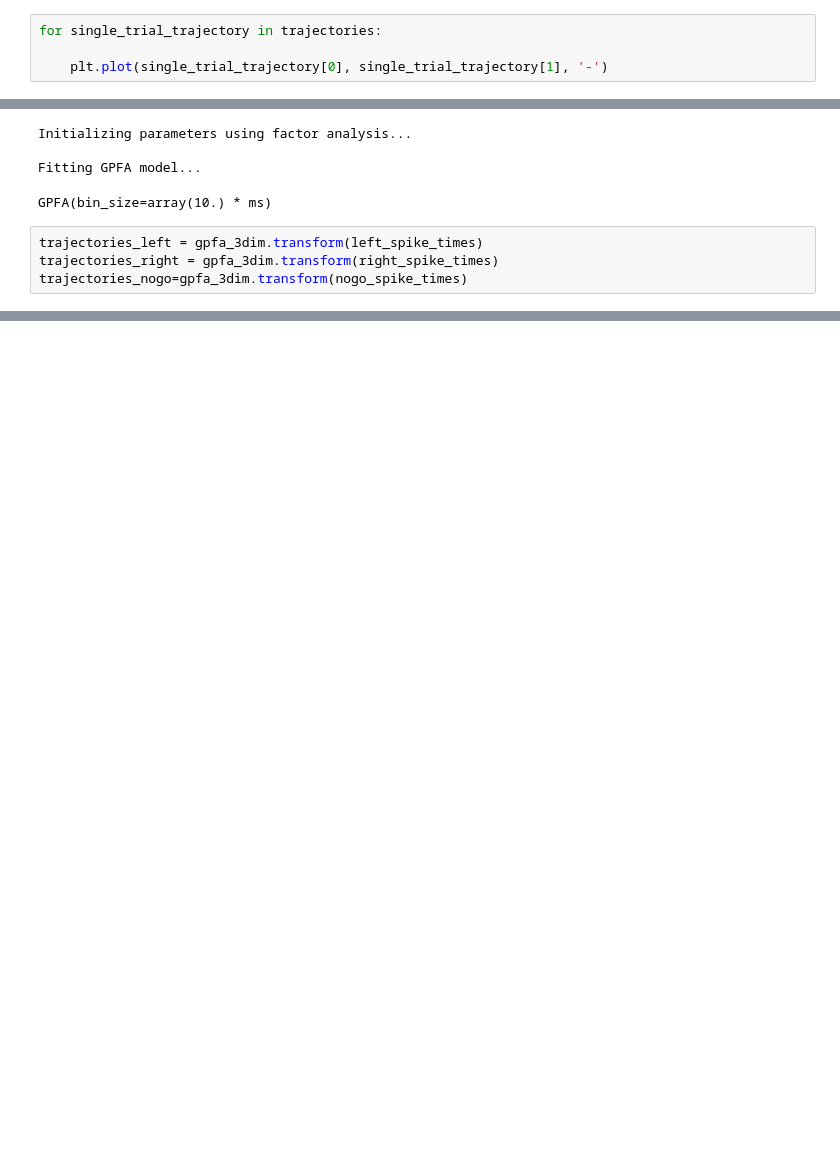
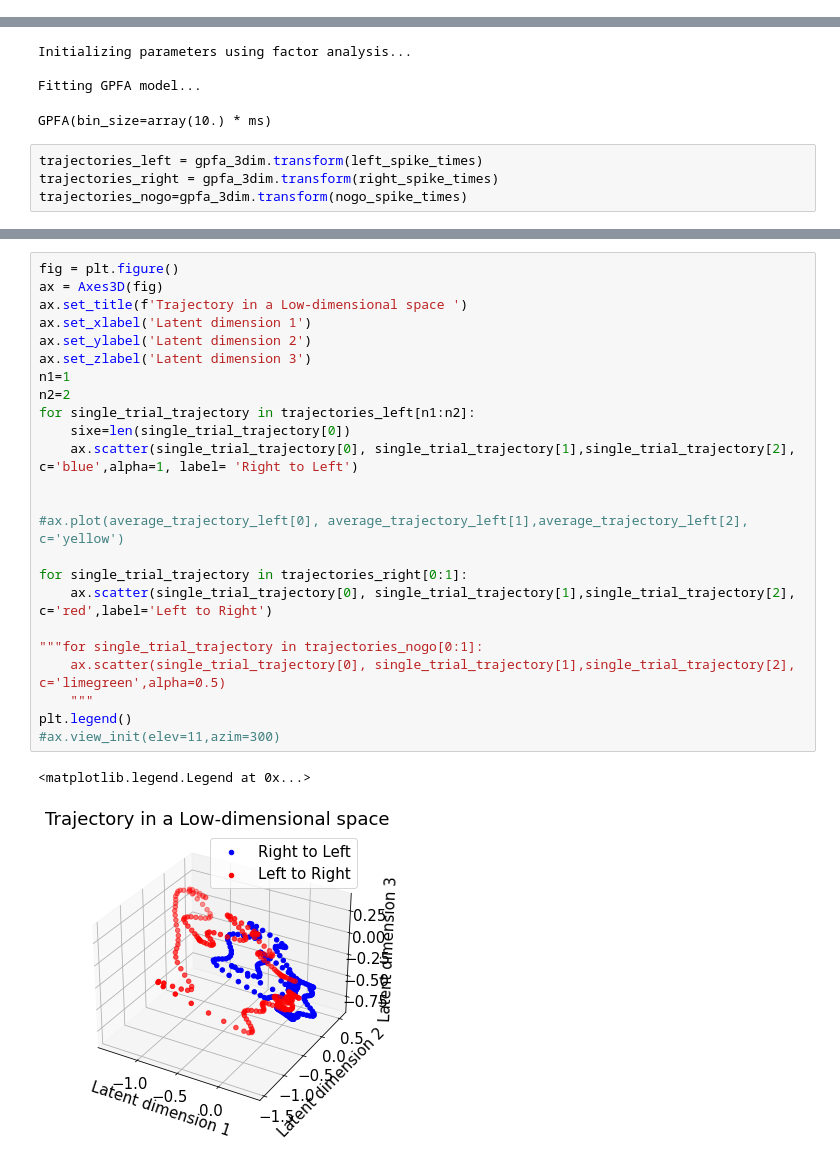
Before and after one commit to Enormous-Ferrets/steinmetz-analysis, a Jupyter notebook: himanshu/GPFA_visulation.ipynb, the cells around one changed output, grey strips where cells are left out. Saved outputs shown, nothing was run; the diff lists cells and outputs as text; blank space fills up the shorter version.

```diff
--- a/himanshu/GPFA_visulation.ipynb
+++ b/himanshu/GPFA_visulation.ipynb
@@ -87,4 +75,0 @@ Fitting GPFA model...
-# %%
-for single_trial_trajectory in trajectories:
-
-    plt.plot(single_trial_trajectory[0], single_trial_trajectory[1], '-')
@@ -218,0 +176,27 @@ single_trial_trajectory.shape
+# %%
+fig = plt.figure()
+ax = Axes3D(fig)
+ax.set_title(f'Trajectory in a Low-dimensional space ')
+ax.set_xlabel('Latent dimension 1')
+ax.set_ylabel('Latent dimension 2')
+ax.set_zlabel('Latent dimension 3')
+n1=1
+n2=2
+for single_trial_trajectory in trajectories_left[n1:n2]:
+    sixe=len(single_trial_trajectory[0])
+    ax.scatter(single_trial_trajectory[0], single_trial_trajectory[1],single_trial_trajectory[2], c='blue',alpha=1, label= 'Right to Left')
+
+
+#ax.plot(average_trajectory_left[0], average_trajectory_left[1],average_trajectory_left[2], c='yellow')
+
+for single_trial_trajectory in trajectories_right[0:1]:
+    ax.scatter(single_trial_trajectory[0], single_trial_trajectory[1],single_trial_trajectory[2], c='red',label='Left to Right')
+
+"""for single_trial_trajectory in trajectories_nogo[0:1]:
+    ax.scatter(single_trial_trajectory[0], single_trial_trajectory[1],single_trial_trajectory[2], c='limegreen',alpha=0.5)
+    """
+plt.legend()
+#ax.view_init(elev=11,azim=300)
+# %% [output]
+<matplotlib.legend.Legend at 0x...>
+[figure, added]
```
Also changed, not shown: parts of 21 cells of this notebook, 1 other file.
